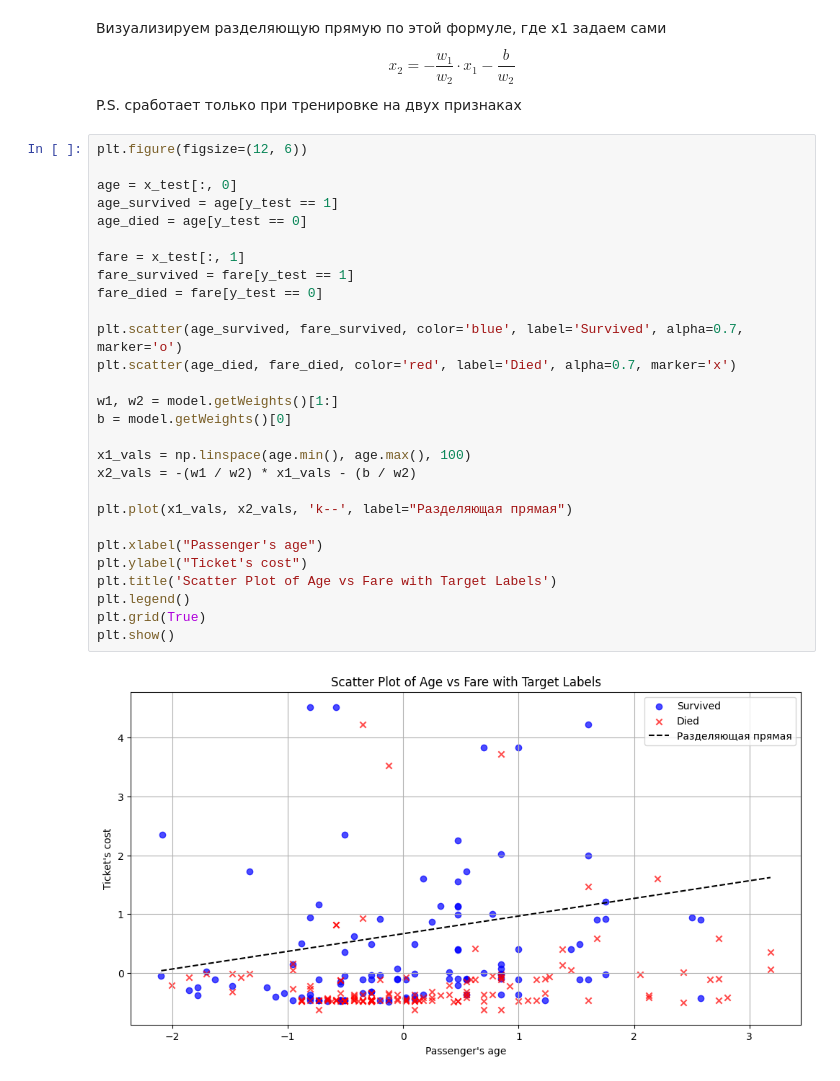
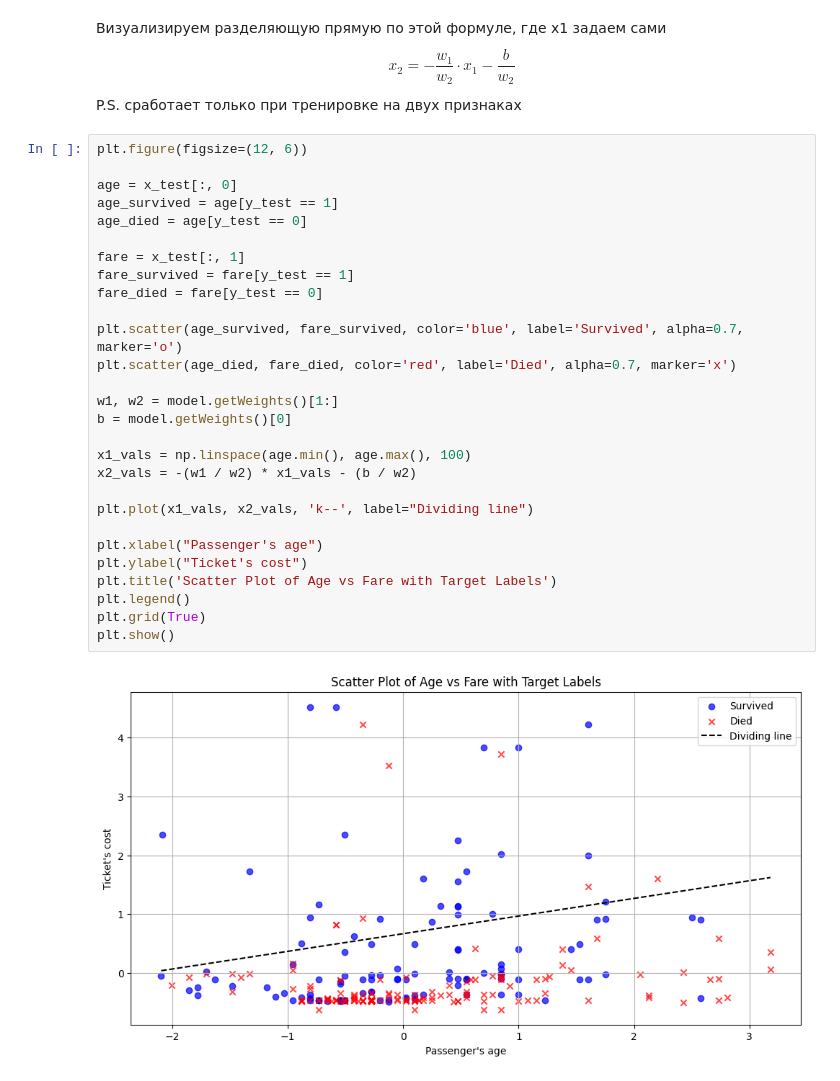
Before and after one commit to saitovmarat/Neural-Networks, a Jupyter notebook: Task_2/linearClassification.ipynb, the cells around one changed output. Drawn from its saved outputs; the diff is of its cells as text.

Commit message:
renamed the dividing line

```diff
--- a/Task_2/linearClassification.ipynb
+++ b/Task_2/linearClassification.ipynb
@@ -239,30 +239,30 @@ P.S. сработает только при тренировке на двух
 # %%
 plt.figure(figsize=(12, 6))
 
 age = x_test[:, 0]
 age_survived = age[y_test == 1]
 age_died = age[y_test == 0]
 
 fare = x_test[:, 1]
 fare_survived = fare[y_test == 1]
 fare_died = fare[y_test == 0]
 
 plt.scatter(age_survived, fare_survived, color='blue', label='Survived', alpha=0.7, marker='o')
 plt.scatter(age_died, fare_died, color='red', label='Died', alpha=0.7, marker='x')
 
 w1, w2 = model.getWeights()[1:]
 b = model.getWeights()[0]
 
 x1_vals = np.linspace(age.min(), age.max(), 100)
 x2_vals = -(w1 / w2) * x1_vals - (b / w2)
 
-plt.plot(x1_vals, x2_vals, 'k--', label="Разделяющая прямая")
+plt.plot(x1_vals, x2_vals, 'k--', label="Dividing line")
 
 plt.xlabel("Passenger's age")
 plt.ylabel("Ticket's cost")
 plt.title('Scatter Plot of Age vs Fare with Target Labels')
 plt.legend()
 plt.grid(True)
 plt.show()
 # %% [output]
-[figure, old version]
+[figure, new version]
```
